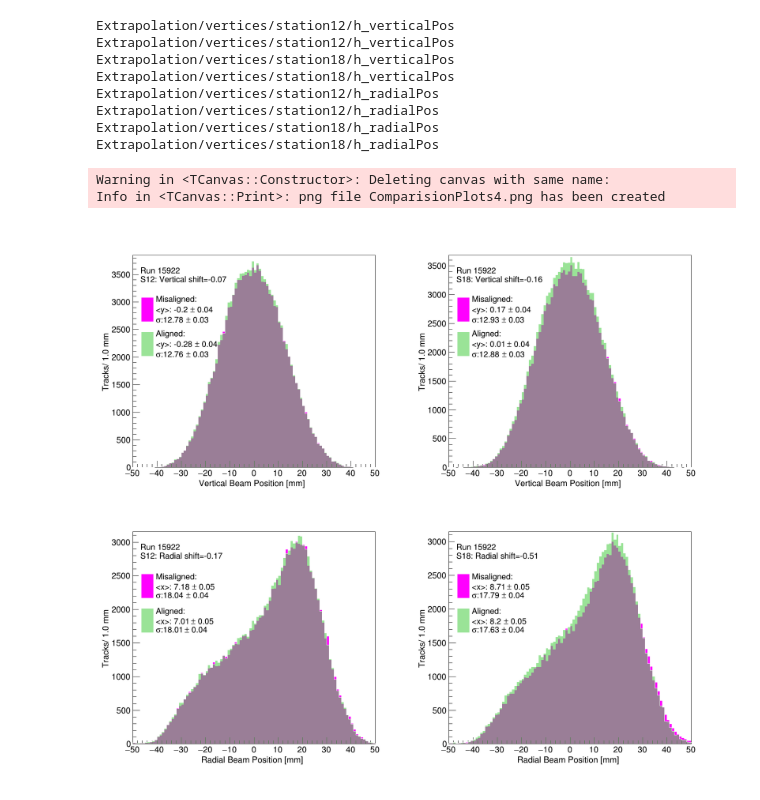
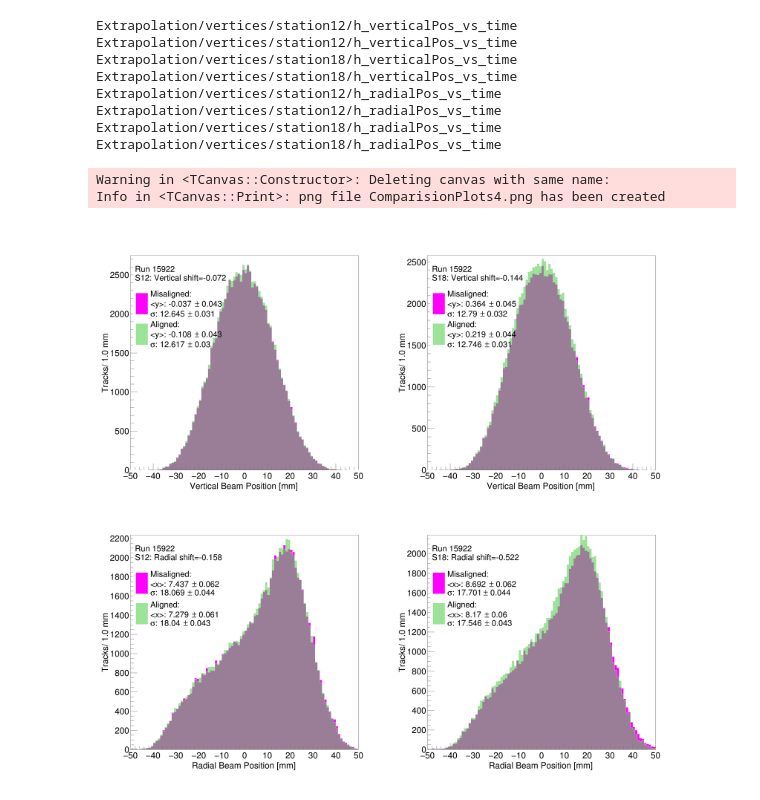
Before and after one commit to glukicov/alignTrack, a Jupyter notebook: mpIIDESY/Aling_Extrapolation.ipynb, the cells around one changed output. Cells and saved outputs as stored; diff of their text form; code cells hidden in the pictures.

```diff
--- a/mpIIDESY/Aling_Extrapolation.ipynb
+++ b/mpIIDESY/Aling_Extrapolation.ipynb
@@ -34,7 +34,7 @@ stateN=len(names)
 colors = [6, 8] #purple, green
 styles = [3001, 3002]
 
-plotName = ["h_verticalPos", "h_radialPos"]
+plotName = ["h_verticalPos_vs_time", "h_radialPos_vs_time"]
 plotXtitle = ["Vertical Beam Position", "Radial Beam Position"]
 plotTitle = ["Vertical shift=", "Radial shift="]
 plotMean = ["<y>", "<x>"]
@@ -43,7 +43,7 @@ units = ["mm", "mm"]
 meanArray=[] # for the final FoM shift-nominal
 
 #Make new canvas for plots
-c = TCanvas("", "", 1800, 1600)
+c = TCanvas("", "", 3800, 3600)
 c.Divide(2,2)
 #Keep legend, histots and TFiles in scope
 legendArray=[]
@@ -61,13 +61,19 @@ for i_plot in range(0, len(plotName)):
         fileArray.append(fileName)
 
         c.cd(i_total+1)
-        legend =  TLegend(0.12,0.5,0.35,0.89)
+        legend =  TLegend(0.11,0.55,0.35,0.89)
         legendArray.append(legend) # stroe all to keep in scope
         for i_state in range(0, stateN):
 
+            #Get the TH2F
+            print(path+stationName[i_station]+"/"+plotName[i_plot])
+            histo_2D = fileName[i_state].Get(str(path+stationName[i_station]+"/"+plotName[i_plot]))
+            #Apply 30 us time cut
+            first_bin = histo_2D.GetXaxis().FindBin(30.0)
+            tmpNameTH1 = "tmpNameTH1_"+str(i_plot)+str(i_station)+str(i_state) # assign a new "name pointer" to the TH1 object for each loop
+
             #Get the TH1F
-            print(path+stationName[i_station]+"/"+plotName[i_plot])
-            plot = fileName[i_state].Get(str(path+stationName[i_station]+"/"+plotName[i_plot]))
+            plot = histo_2D.ProjectionY(tmpNameTH1, first_bin, -1)
             histArray.append(plot)
             plot.GetXaxis().SetRangeUser(-50.0, 50.0)
             mean=plot.GetMean()
@@ -87,42 +93,42 @@ for i_plot in range(0, len(plotName)):
             plot.GetXaxis().SetTitle(plotXtitle[i_plot]+ " ["+units[i_plot]+"]")
             plot.GetYaxis().CenterTitle()
             plot.GetYaxis().SetTitleOffset(1.6)
 
 
             if (i_state == 0):
                 plot.SetFillColorAlpha(colors[i_state], 1.0)
                 plot.Draw("")
 
             else:
                 plot.SetFillColorAlpha(colors[i_state], 0.6)
                 plot.Draw("same")
 
             #fill legend once per state
-            legenValue1 = "#splitline{"+str(names[i_state])+":}{"+plotMean[i_plot]+": "+str(round(mean,2))+" #pm "+str(round(mean_error,2))+"}"
-            legenValue2 = "#sigma: "+str(round(sd,2))+" #pm "+str(round(sd_error,2))
+            legenValue1 = "#splitline{"+str(names[i_state])+":}{"+plotMean[i_plot]+": "+str(round(mean, round_to))+" #pm "+str(round(mean_error,round_to))+"}"
+            legenValue2 = "#sigma: "+str(round(sd,round_to))+" #pm "+str(round(sd_error,round_to))
             legend.AddEntry(plot, "#splitline{"+str(legenValue1)+"}{"+str(legenValue2)+"}", "f")
 
         #draw legend once per canvas
-        legend.SetHeader("#splitline{Run 15922}{S"+stationName[i_station]+": "+plotTitle[i_plot]+str(round(meanArray[1]-meanArray[0], 2))+"}", "")
+        legend.SetHeader("#splitline{Run 15922}{S"+stationName[i_station]+": "+plotTitle[i_plot]+str(round(meanArray[1]-meanArray[0], round_to))+"}", "")
         legend.Draw("same")
         i_total+=1
         meanArray=[]
         gStyle.SetOptStat(0)
         gStyle.SetOptFit(0)
         gStyle.SetLegendBorderSize(0)
         gStyle.SetLegendTextSize(0.033)
 
 c.Draw()
 c.Print("ComparisionPlots"+str(i_total)+".png")
 # %% [output]
-Extrapolation/vertices/station12/h_verticalPos
-Extrapolation/vertices/station12/h_verticalPos
-Extrapolation/vertices/station18/h_verticalPos
-Extrapolation/vertices/station18/h_verticalPos
-Extrapolation/vertices/station12/h_radialPos
-Extrapolation/vertices/station12/h_radialPos
-Extrapolation/vertices/station18/h_radialPos
-Extrapolation/vertices/station18/h_radialPos
+Extrapolation/vertices/station12/h_verticalPos_vs_time
+Extrapolation/vertices/station12/h_verticalPos_vs_time
+Extrapolation/vertices/station18/h_verticalPos_vs_time
+Extrapolation/vertices/station18/h_verticalPos_vs_time
+Extrapolation/vertices/station12/h_radialPos_vs_time
+Extrapolation/vertices/station12/h_radialPos_vs_time
+Extrapolation/vertices/station18/h_radialPos_vs_time
+Extrapolation/vertices/station18/h_radialPos_vs_time
 Warning in <TCanvas::Constructor>: Deleting canvas with same name:
 Info in <TCanvas::Print>: png file ComparisionPlots4.png has been created
-[figure, old version]
+[figure, new version]
```
Also changed, not shown: 5 other files.
